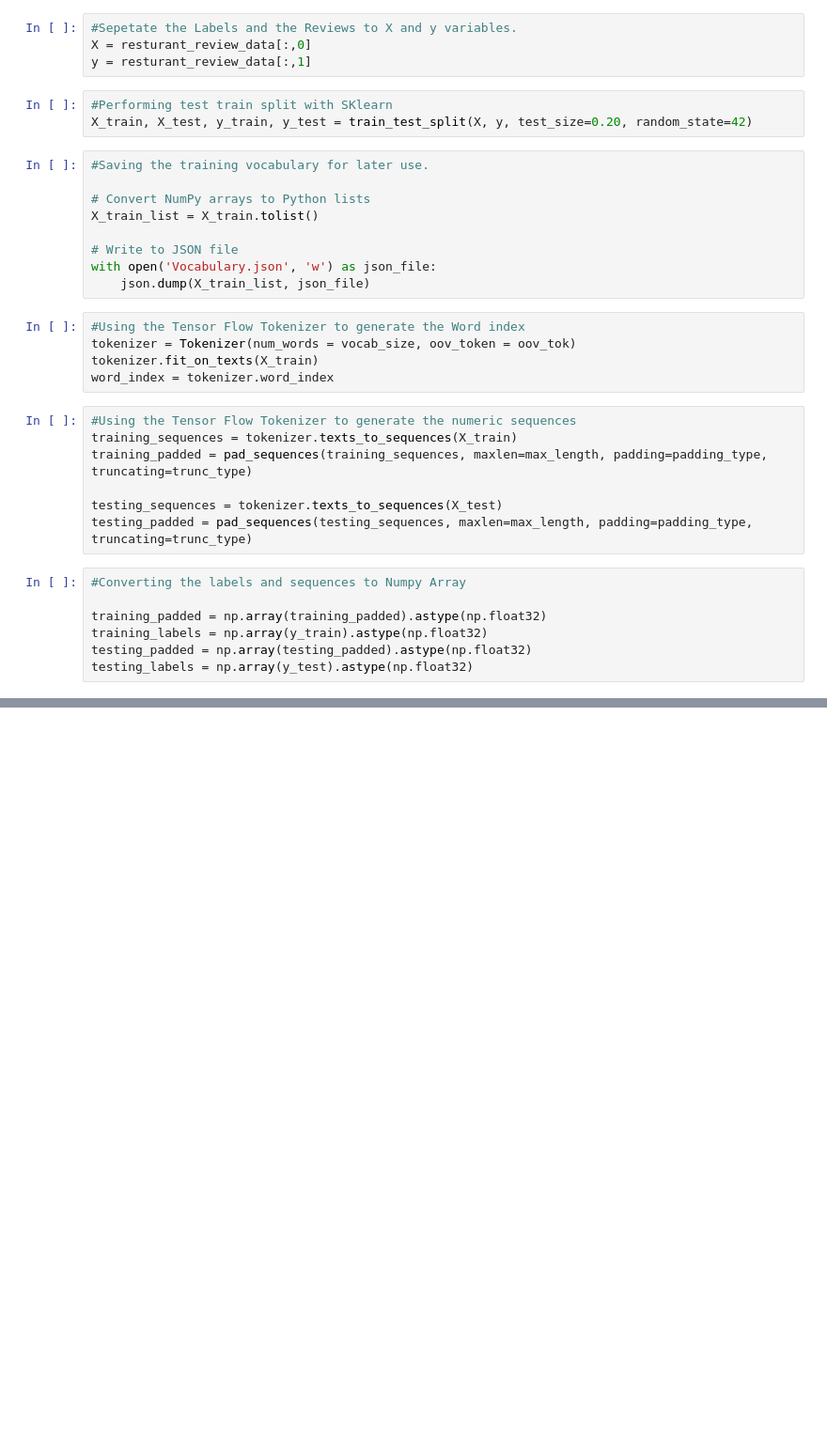
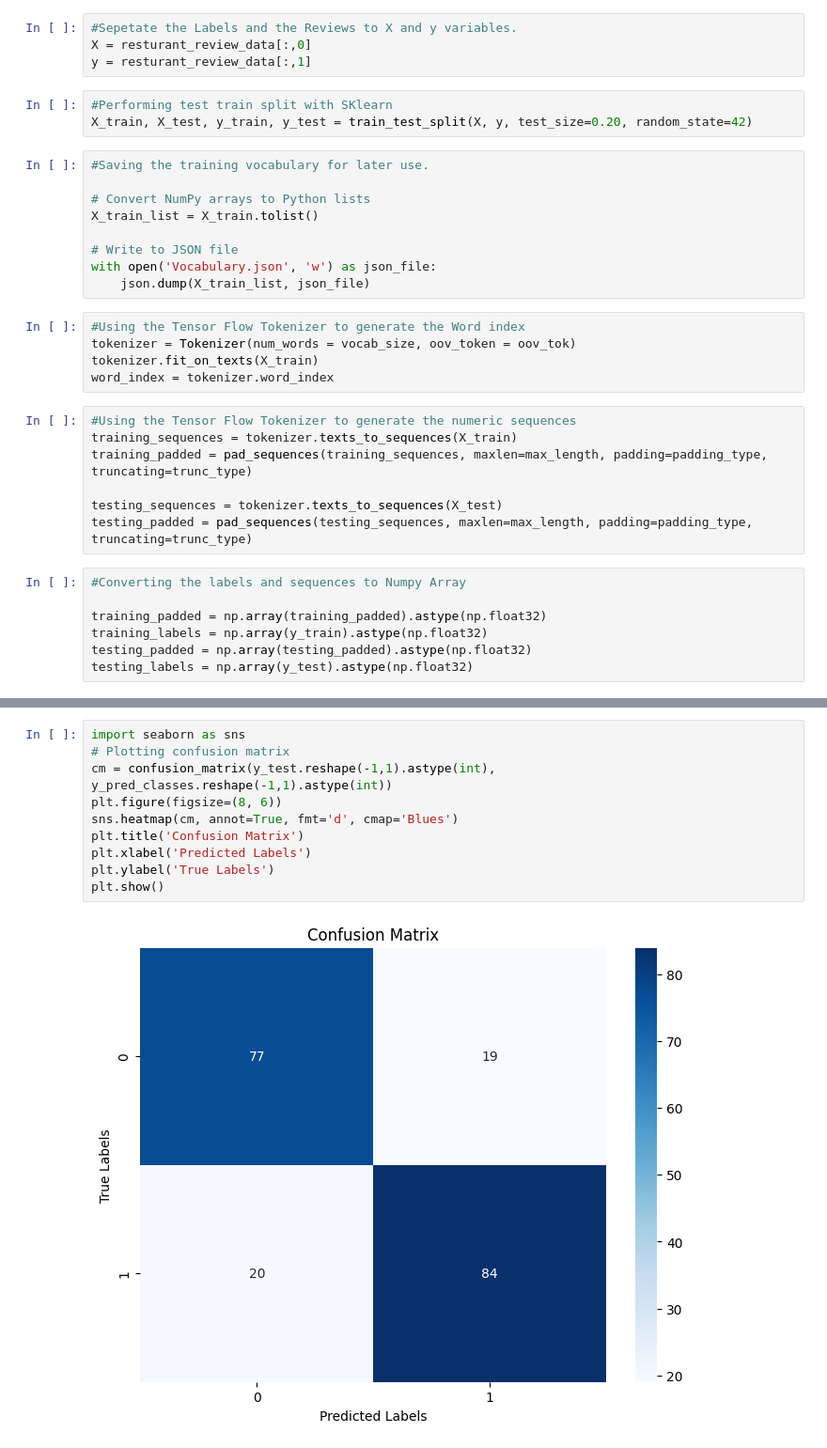
Before and after one commit to K-Senthil-Shunmugam/Opinion-Optics, a Jupyter notebook: Model_Training.ipynb, the cells around one changed output, grey strips where cells are left out. Shown at 94% size. Saved outputs shown, nothing was run; the diff lists cells and outputs as text; blank space fills up the shorter version.

```diff
--- a/Model_Training.ipynb
+++ b/Model_Training.ipynb
@@ -158,0 +189,12 @@ plot_graphs(history, "loss")
+# %%
+import seaborn as sns
+# Plotting confusion matrix
+cm = confusion_matrix(y_test.reshape(-1,1).astype(int), y_pred_classes.reshape(-1,1).astype(int))
+plt.figure(figsize=(8, 6))
+sns.heatmap(cm, annot=True, fmt='d', cmap='Blues')
+plt.title('Confusion Matrix')
+plt.xlabel('Predicted Labels')
+plt.ylabel('True Labels')
+plt.show()
+# %% [output]
+[figure, added]
```
Also changed, not shown: parts of 12 cells of this notebook, 1 other file.
